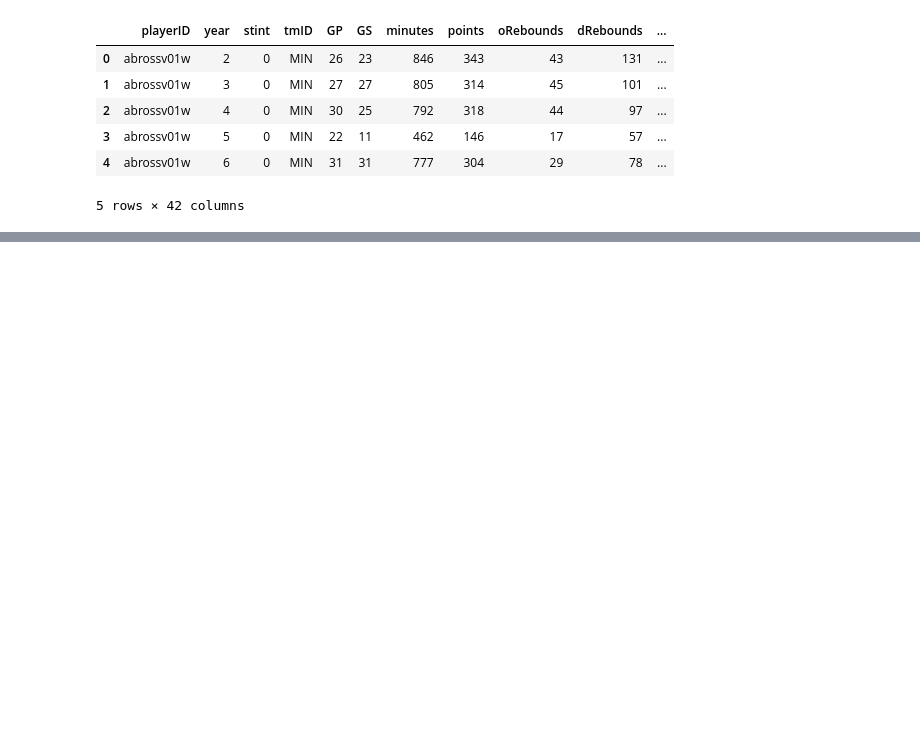
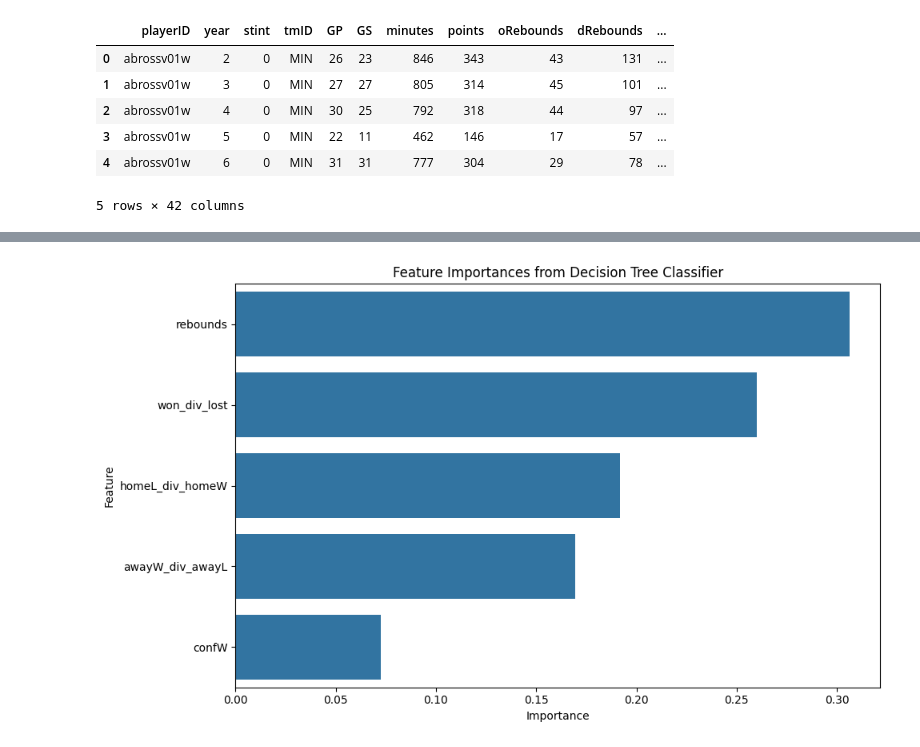
Before and after one commit to Davide64-dev/FEUP_AC_TrueCrime, a Jupyter notebook: src/dataPrep/DataPrep.ipynb, the cells around one changed output, grey strips where cells are left out. Saved outputs shown, nothing was run; the diff lists cells and outputs as text; code cells hidden in the pictures; blank space fills up the shorter version.

```diff
--- a/src/dataPrep/DataPrep.ipynb
+++ b/src/dataPrep/DataPrep.ipynb
@@ -112,3 +260,6 @@ teams_full.head()
+# %%
+features = ['awayW_div_awayL', 'won_div_lost', 'rebounds', 'homeL_div_homeW', 'assists']
+target = 'playoffNextYear'
 # %%
 train_data = teams_full[teams_full['year'] < 5]
 test_data = teams_full[teams_full['year'].isin([6,7])]
@@ -140,0 +292,26 @@ weighted avg       0.46      0.44      0.45        27
+# %%
+feature_importances = model.feature_importances_
+
+# Create a DataFrame to display feature names with their importance values
+feature_importance_df = pd.DataFrame({
+    'Feature': X_train.columns,
+    'Importance': feature_importances
+})
+
+# Sort by importance in descending order
+feature_importance_df = feature_importance_df.sort_values(by='Importance', ascending=False)
+
+# Display feature importances
+plt.figure(figsize=(10, 6))
+sns.barplot(x='Importance', y='Feature', data=feature_importance_df)
+
+# Add labels and title
+plt.xlabel('Importance')
+plt.ylabel('Feature')
+plt.title('Feature Importances from Decision Tree Classifier')
+plt.tight_layout()
+
+# Show the plot
+plt.show()
+# %% [output]
+[figure, added]
```
Also changed, not shown: parts of 8 cells of this notebook.
